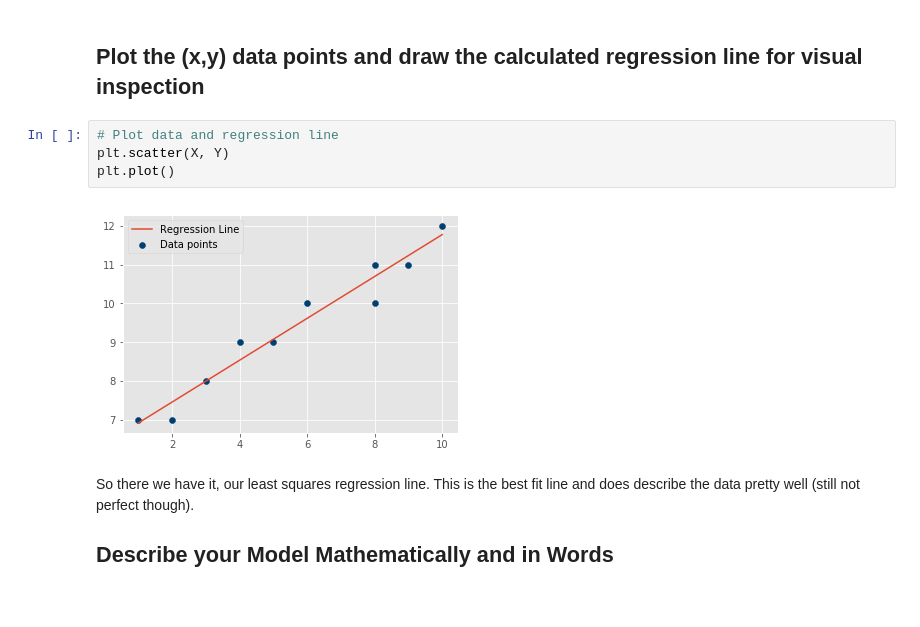
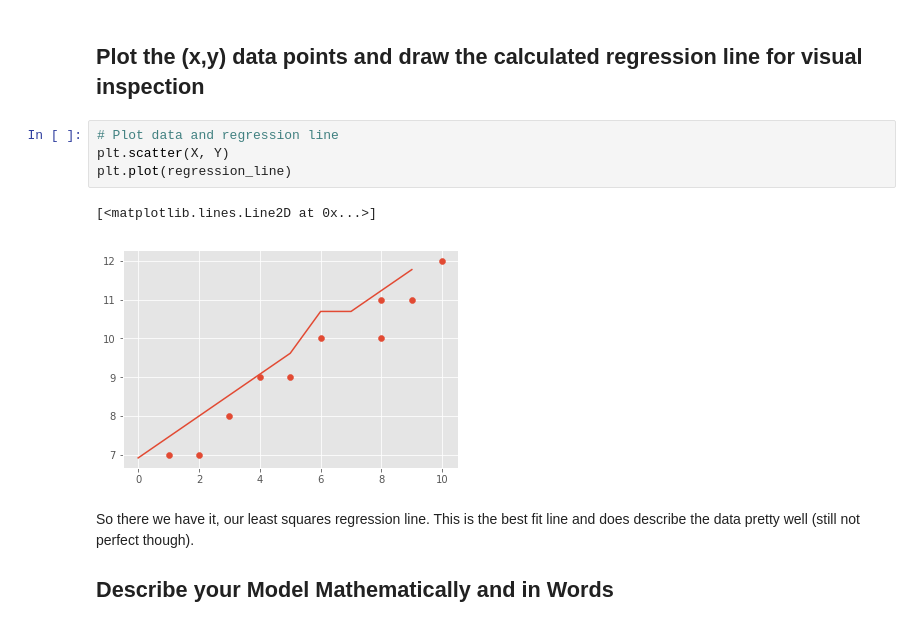
Before and after one commit to keita-dc/dsc-simple-linear-regression-lab-dc-ds-060319, a Jupyter notebook: index.ipynb, the cells around one changed output. Cells and saved outputs as stored; diff of their text form.

```diff
--- a/index.ipynb
+++ b/index.ipynb
@@ -124,9 +124,10 @@ regression_line = reg_line(m,c,X)
 # %%
 # Plot data and regression line
 plt.scatter(X, Y)
-plt.plot()
+plt.plot(regression_line)
 # %% [output]
+[<matplotlib.lines.Line2D at 0x...>]
-[figure, old version]
+[figure, new version]
 # %% [markdown]
 So there we have it, our least squares regression line. This is the best fit line and does describe the data pretty well (still not perfect though).
 
```
